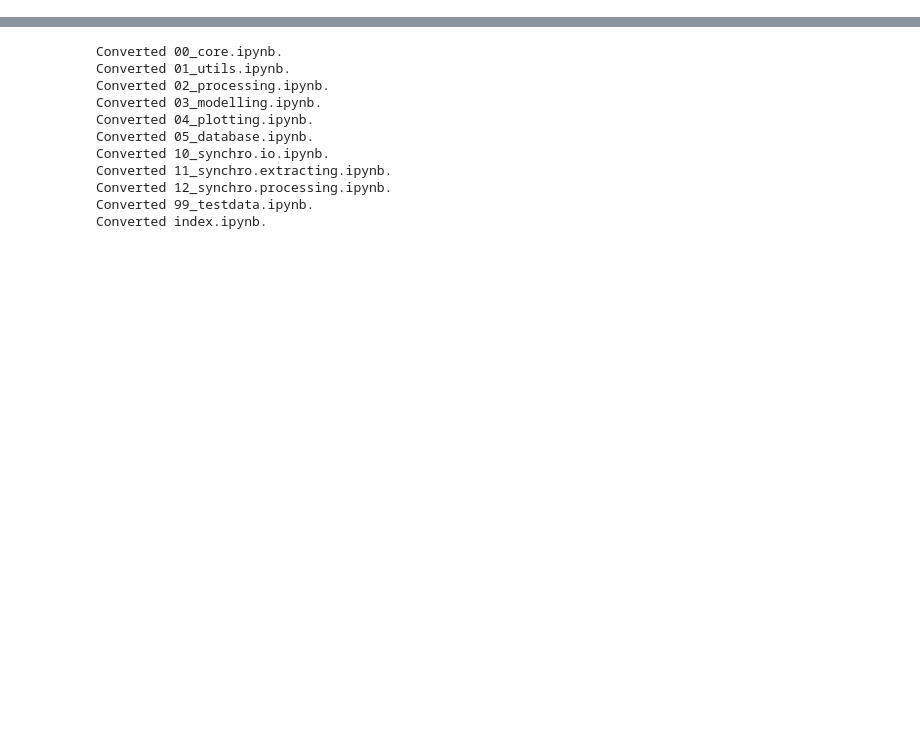
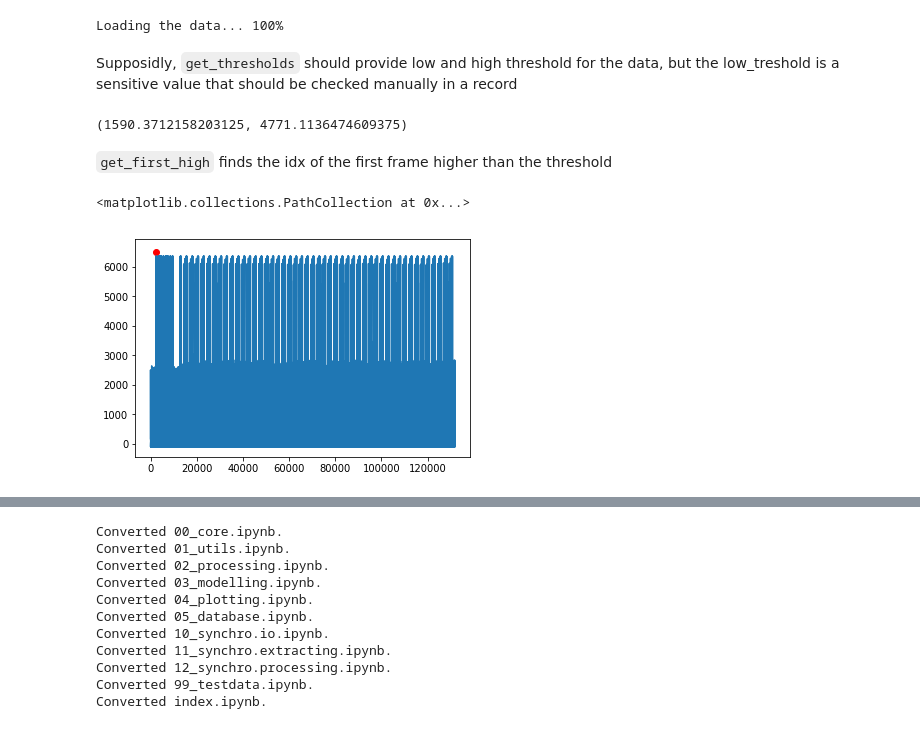
Before and after one commit to Tom-TBT/theonerig, a Jupyter notebook: 12_synchro.processing.ipynb, the cells around one changed output, grey strips where cells are left out. Drawn from its saved outputs; the diff is of its cells as text; code cells hidden in the pictures; blank space fills up the shorter version.

Commit message:
Doc update for synchro.processing

```diff
--- a/12_synchro.processing.ipynb
+++ b/12_synchro.processing.ipynb
@@ -17,3 +21,15 @@ def get_thresholds(data):
     high_thresh = max_val*3/4 # High threshold set at 3/4th of the max
     low_thresh  = max_val*1/4
     return low_thresh, high_thresh
+# %%
+from theonerig.synchro.io import *
+import matplotlib.pyplot as plt
+photodiode_data = load_adc_raw(r"files/basic_synchro/photodiode_data", sampling_rate=30000)
+# %% [output]
+Loading the data... 100%
+# %% [markdown]
+Supposidly, `get_thresholds` should provide low and high threshold for the data, but the low_treshold is a sensitive value that should be checked manually in a record
+# %%
+get_thresholds(photodiode_data)
+# %% [output]
+(1590.3712158203125, 4771.1136474609375)
@@ -20,2 +43,12 @@ def get_thresholds(data):
+# %% [markdown]
+`get_first_high` finds the idx of the first frame higher than the threshold
+# %%
+first_high = get_first_high(photodiode_data, 4000)
+plt.figure()
+plt.plot(photodiode_data)
+plt.scatter(first_high, 6500, c="r")
+# %% [output]
+<matplotlib.collections.PathCollection at 0x...>
+[figure, added]
 # %%
 #export
```
Also changed, not shown: parts of 33 cells of this notebook, 2 other files.
